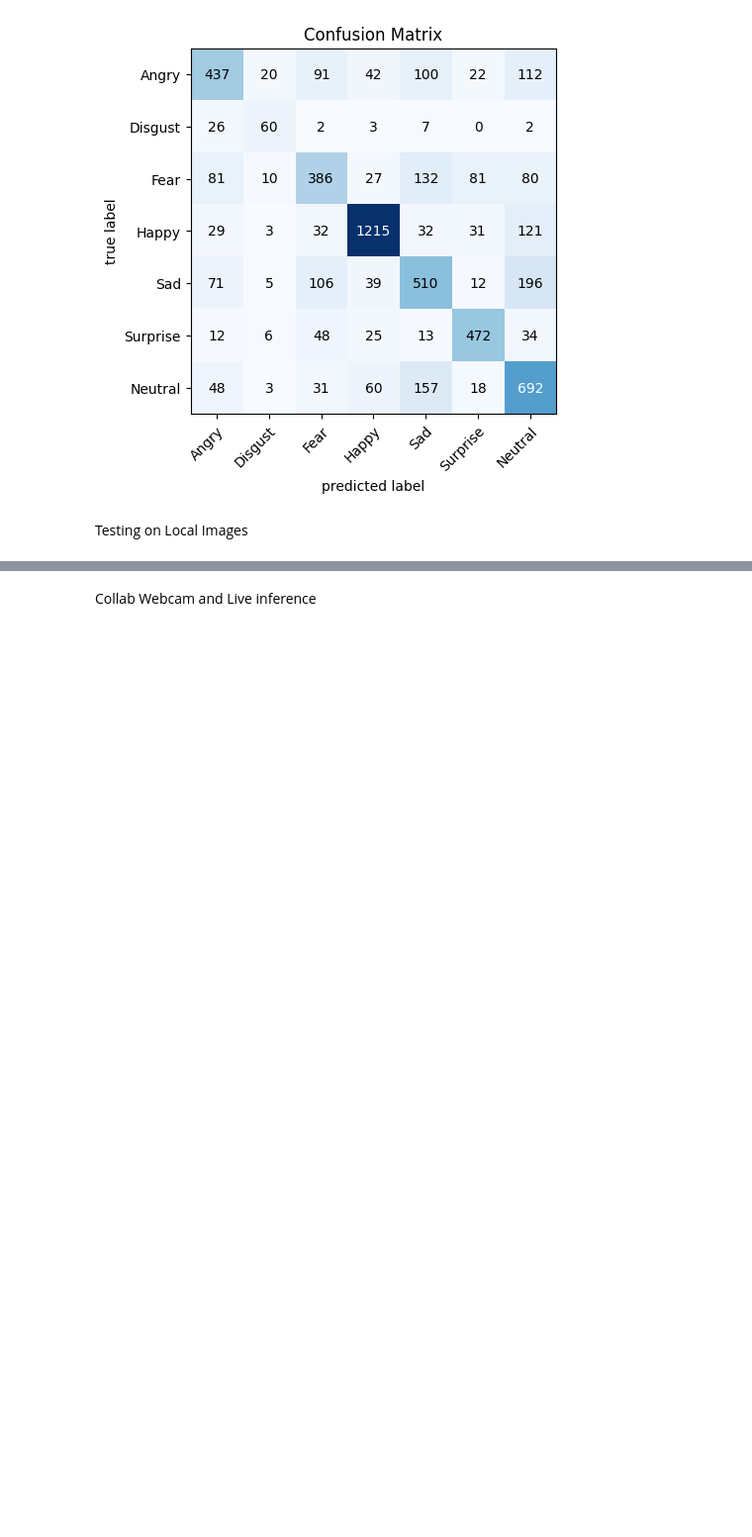
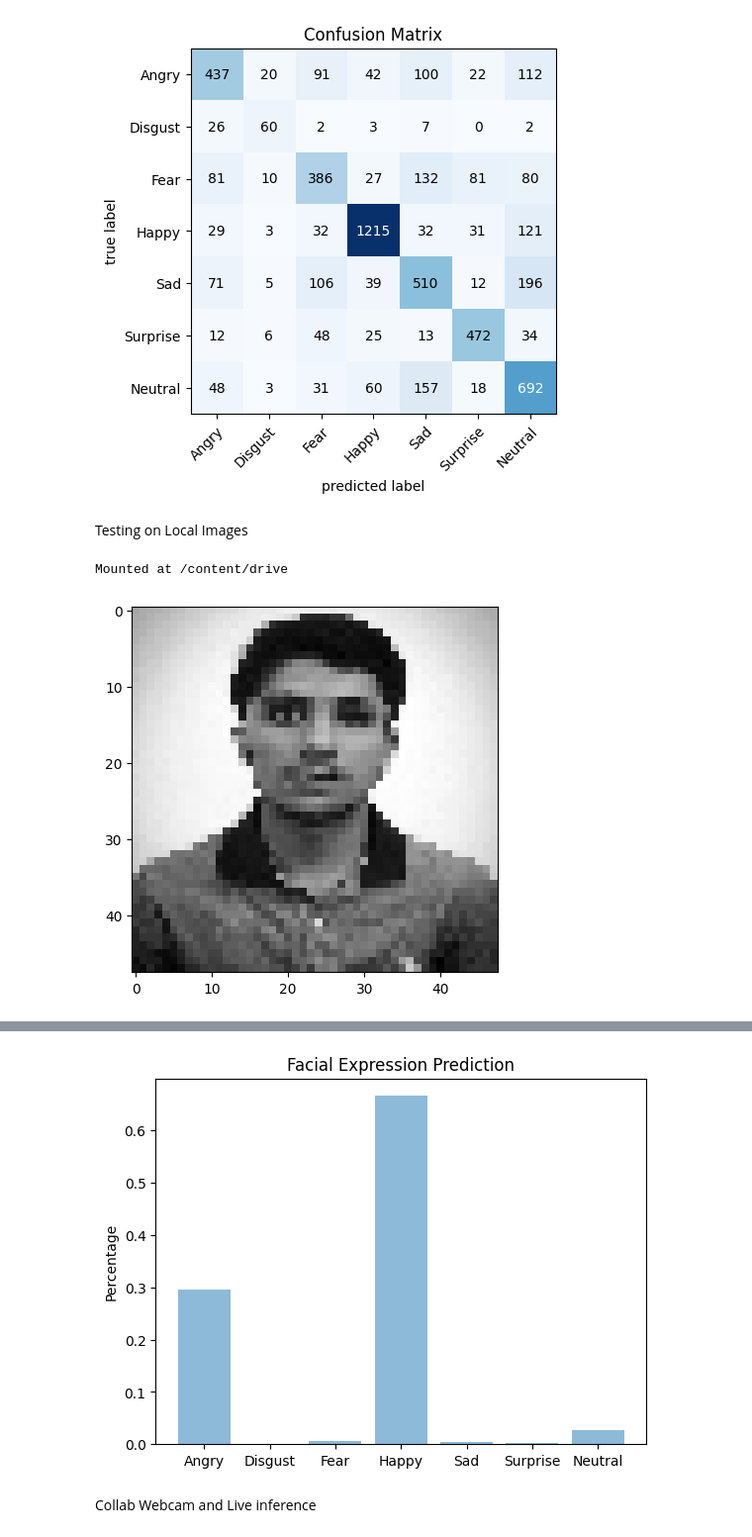
Before and after one commit to FizaAyub/BEE12D---Facial-Sentiment-Analysis---Fiza-Ayub-, a Jupyter notebook: CV_Project.ipynb, the cells around one changed output, grey strips where cells are left out. Shown: that part at 99% size. Drawn from its saved outputs; the diff is of its cells as text; code cells hidden in the pictures; blank space fills up the shorter version.

```diff
--- a/CV_Project.ipynb
+++ b/CV_Project.ipynb
@@ -523,3 +523,41 @@ plt.show()
 [figure]
 # %% [markdown]
 Testing on Local Images
+# %%
+from google.colab import drive
+drive.mount('/content/drive')
+# %% [output]
+Mounted at /content/drive
+# %%
+from tensorflow.keras.preprocessing import image
+
+def predict_facial_expression(image_path):
+    """Predict facial expression for image"""
+    # Open image
+    rgb_image = image.load_img(path=image_path,
+                            color_mode='grayscale',
+                            target_size=(48, 48))
+    # Convert to array
+    rgb_array = image.img_to_array(rgb_image)
+    rgb_array = numpy.expand_dims(rgb_array, axis=0)
+
+    # Show image
+    rgb_display = numpy.array(rgb_array, 'float32')
+    rgb_display = rgb_display.reshape([48, 48]);
+    plt.imshow(rgb_display, cmap='gray')
+    plt.show()
+
+    # Make predictions
+    rgb_array = rgb_array / 255.0
+    prediction = cnn_model.predict(rgb_array)
+
+    # Draw the histogram
+    plt.bar(y_pos, prediction[0], align='center', alpha=0.5)
+    plt.xticks(y_pos, categories)
+    plt.ylabel('Percentage')
+    plt.title('Facial Expression Prediction')
+    plt.show()
+# %%
+predict_facial_expression('/content/drive/MyDrive/face_recog/dataset/train/afra/afra1.jpg')
+# %% [output]
+[figure, added]
@@ -526,2 +565,3 @@ Testing on Local Images
+[figure, added]
 # %% [markdown]
 Collab Webcam and Live inference
```
Also changed, not shown: parts of 1 cell of this notebook.
